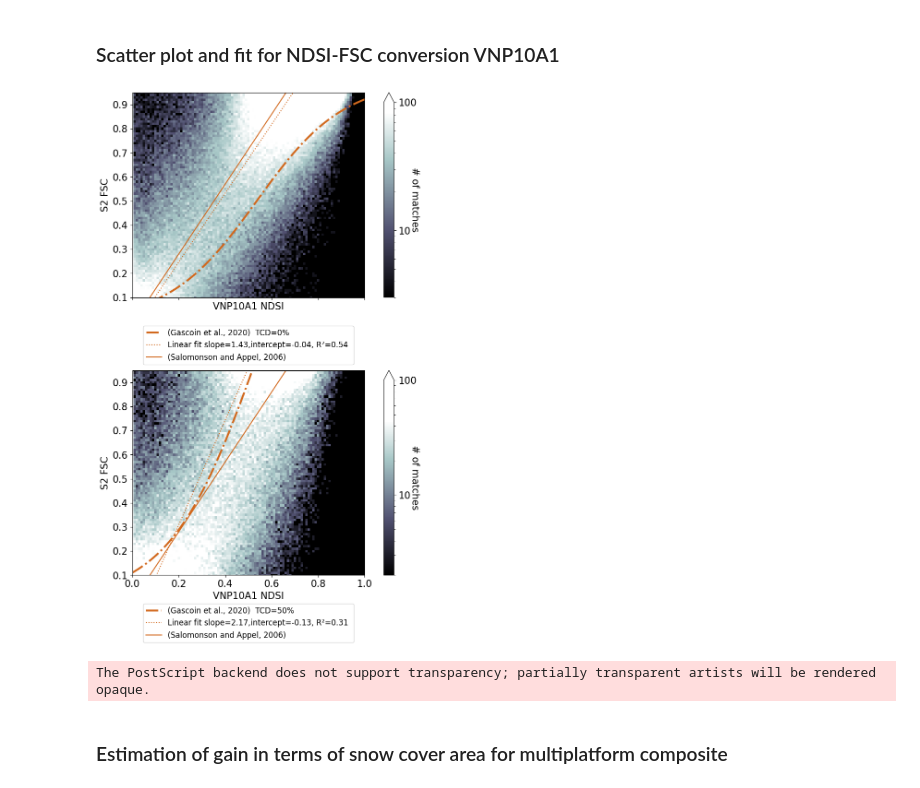
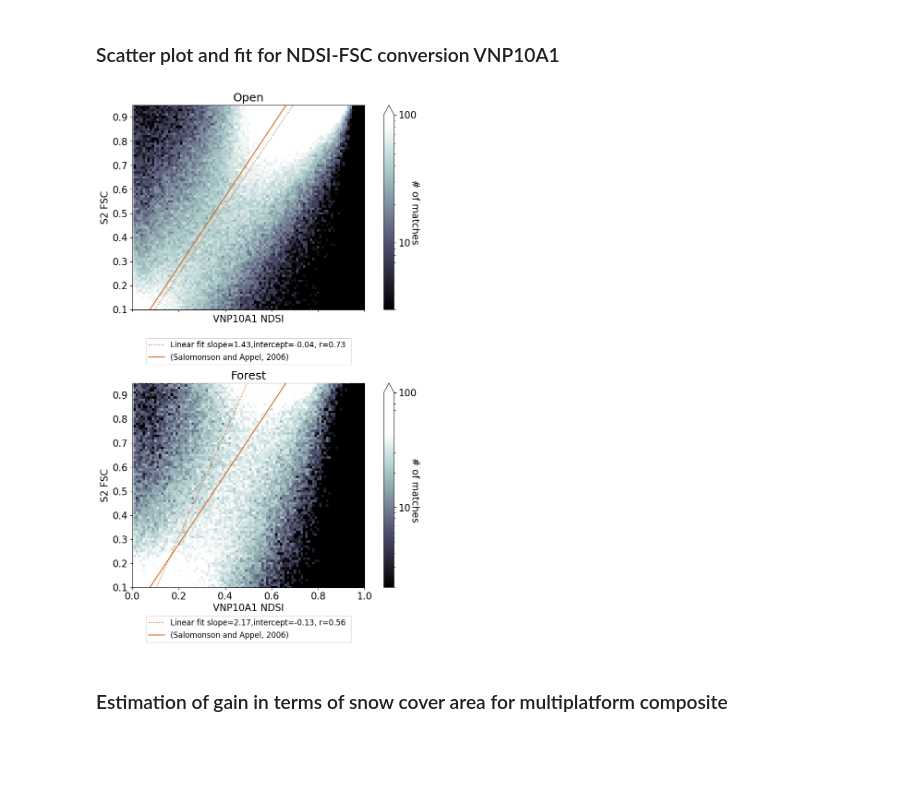
Before and after one commit to nicolaimpe/viirsnow, a Jupyter notebook: notebooks/article_illustrations.ipynb, the cells around one changed output. Saved outputs shown, nothing was run; the diff lists cells and outputs as text; code cells hidden in the pictures; blank space fills up the shorter version.

```diff
--- a/notebooks/article_illustrations.ipynb
+++ b/notebooks/article_illustrations.ipynb
@@ -392,41 +394,36 @@ FOREST_TITLE = {
     "forest": "Forest",
 }
 for i, fore in enumerate(["open", "forest"]):
     n_min = 0
     # fig.suptitle("VNP10A1 NDSI_Snow_Cover vs Reference FSC (Sentinel-2)", fontsize=14)
     reduced = (
         nasa_l3_snpp_metrics_ds.sel(landcover=[fore])
         .sum(dim=("landcover", "time", "altitude_bins", "aspect"))
         .data_vars["n_occurrences"]
     )
 
     xax = reduced.ndsi.values / 100
     f_veg = 0 if fore == "open" else 0.5
-    fit_g = gascoin(xax, f_veg=f_veg)
-
-    # ax[i].plot(xax, salomonson_appel(xax), color="chocolate", linewidth=3, label="(Salomonson and Appel, 2006)")
-    ax[i].plot(xax, fit_g, "-.", color="chocolate", linewidth=3, label=f"(Gascoin et al., 2020)  TCD={int(f_veg * 100)}%")
-
     scatter_plot = scatter_plot_with_fit(
         data=reduced,
         eval_prod_name="VNP10A1",
         ax=ax[i],
         fig=fig,
         quantile_min=0.2,
         quantile_max=0.9,
         fsc_min=10,
         fsc_max=95,
     )
+    ax[i].set_title(f"{FOREST_TITLE[fore]}")
 
 
 plt.show()
 
 
 fig.patch.set_alpha(0.0)
-fig.savefig("/home/imperatoren/work/VIIRS_S2_comparison/article/viirs_paper/illustrations/fig07.eps", format="eps", dpi=150)
+fig.savefig("/home/imperatoren/work/VIIRS_S2_comparison/article/viirs_paper/illustrations/fig07.png", format="png", dpi=300)
 # %% [output]
-[figure, old version]
+[figure, new version]
-The PostScript backend does not support transparency; partially transparent artists will be rendered opaque.
 # %% [markdown]
 ### Estimation of gain in terms of snow cover area for multiplatform composite
 # %%
```
Also changed, not shown: parts of 2 cells of this notebook, 5 other files.
